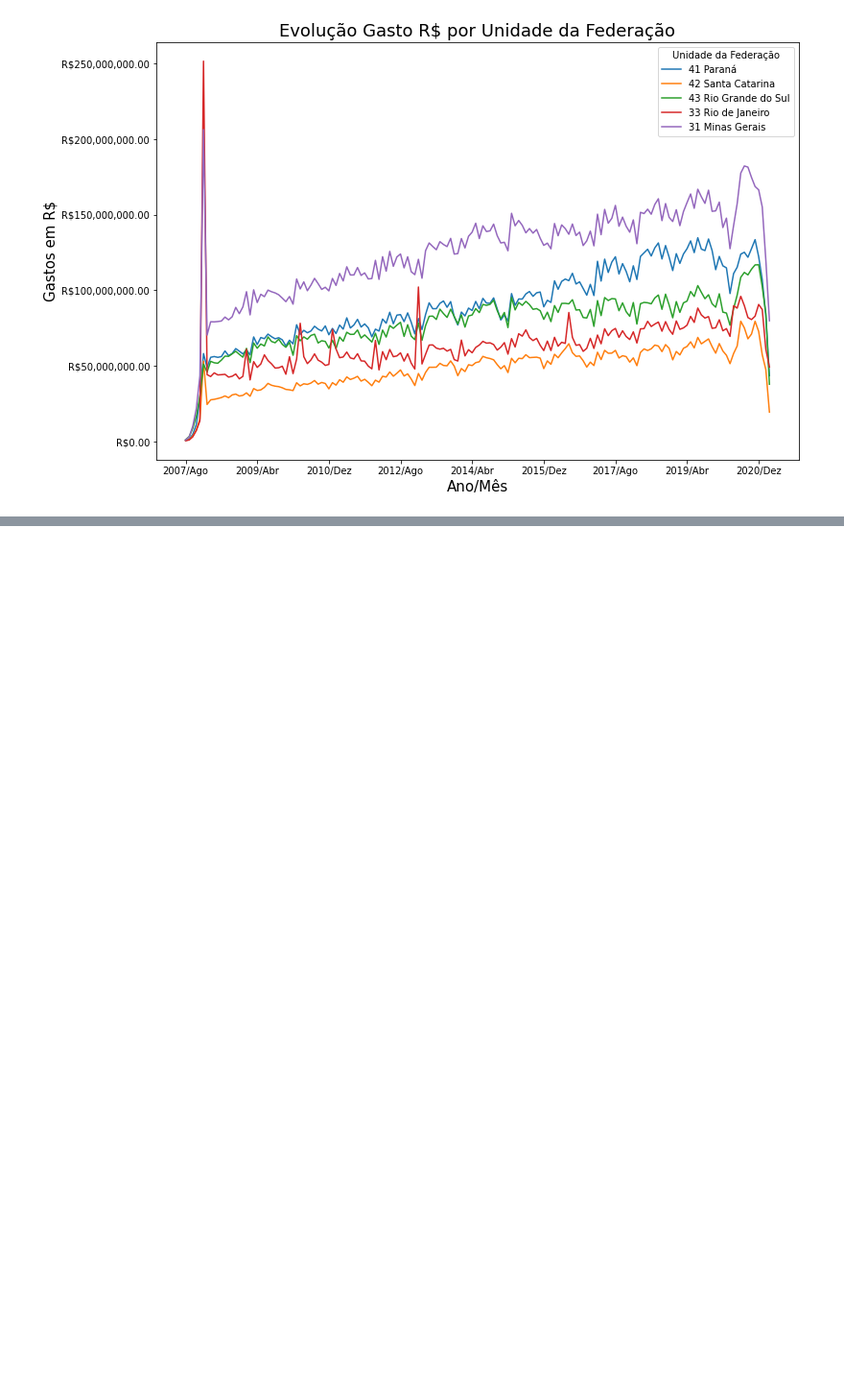
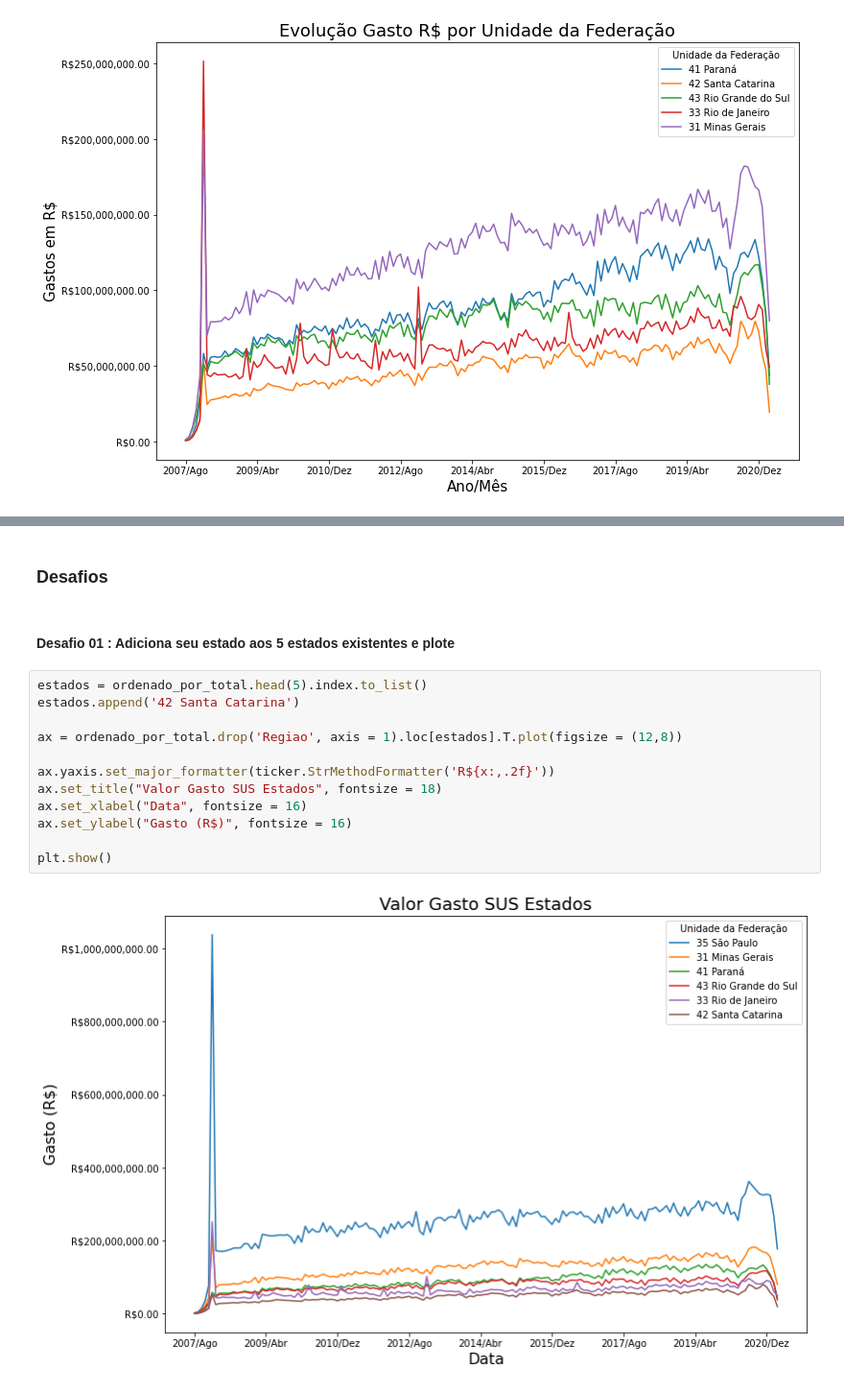
Before and after one commit to gustavolq/Bootcamp-DataScience-Alura, a Jupyter notebook: Modulo_01/Aulas/Analisando_Dados_Saude.ipynb, the cells around one changed output, grey strips where cells are left out. Shown at 96% size. Saved outputs shown, nothing was run; the diff lists cells and outputs as text; blank space fills up the shorter version.

```diff
--- a/Modulo_01/Aulas/Analisando_Dados_Saude.ipynb
+++ b/Modulo_01/Aulas/Analisando_Dados_Saude.ipynb
@@ -308,0 +415,18 @@ plt.show()
+# %% [markdown]
+### Desafios
+# %% [markdown]
+#### Desafio 01 : Adiciona seu estado aos 5 estados existentes e plote
+# %%
+estados = ordenado_por_total.head(5).index.to_list()
+estados.append('42 Santa Catarina')
+
+ax = ordenado_por_total.drop('Regiao', axis = 1).loc[estados].T.plot(figsize = (12,8))
+
+ax.yaxis.set_major_formatter(ticker.StrMethodFormatter('R${x:,.2f}'))
+ax.set_title("Valor Gasto SUS Estados", fontsize = 18)
+ax.set_xlabel("Data", fontsize = 16)
+ax.set_ylabel("Gasto (R$)", fontsize = 16)
+
+plt.show()
+# %% [output]
+[figure, added]
```
Also changed, not shown: parts of 46 cells of this notebook.
